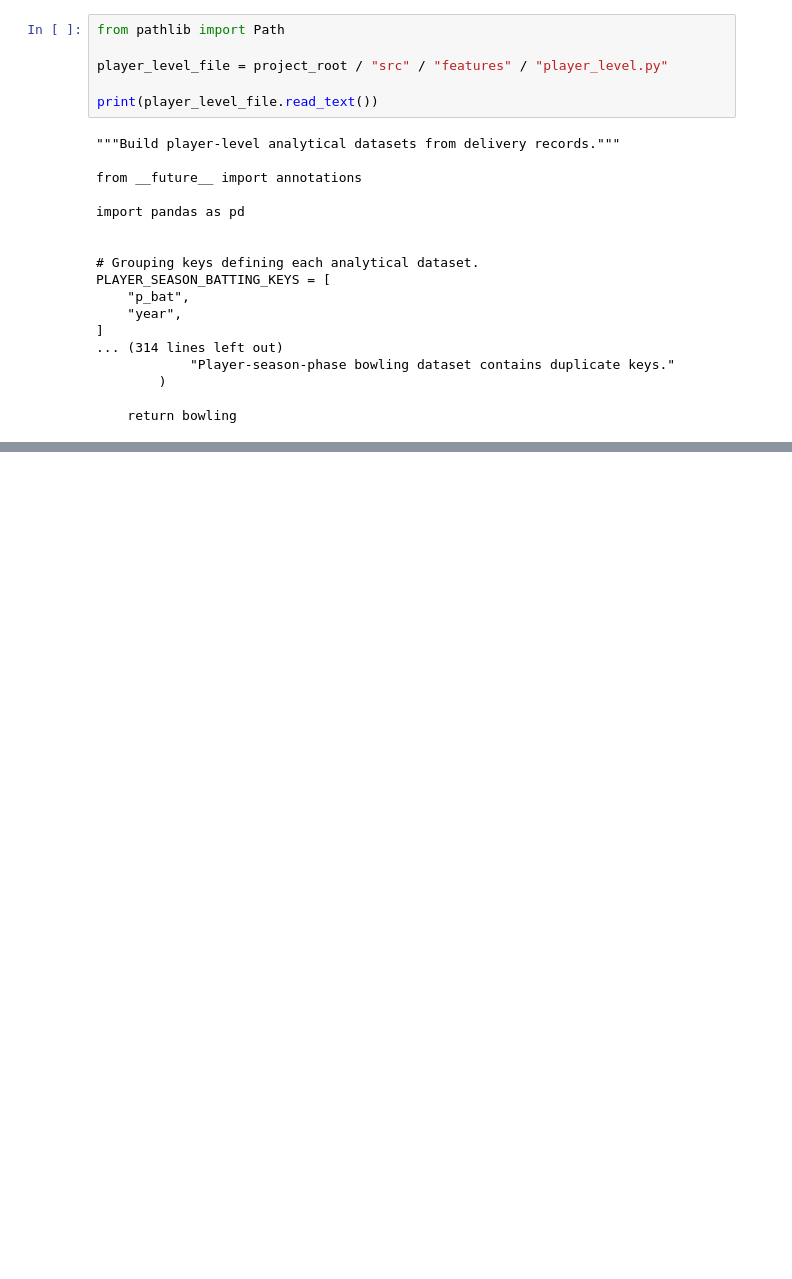
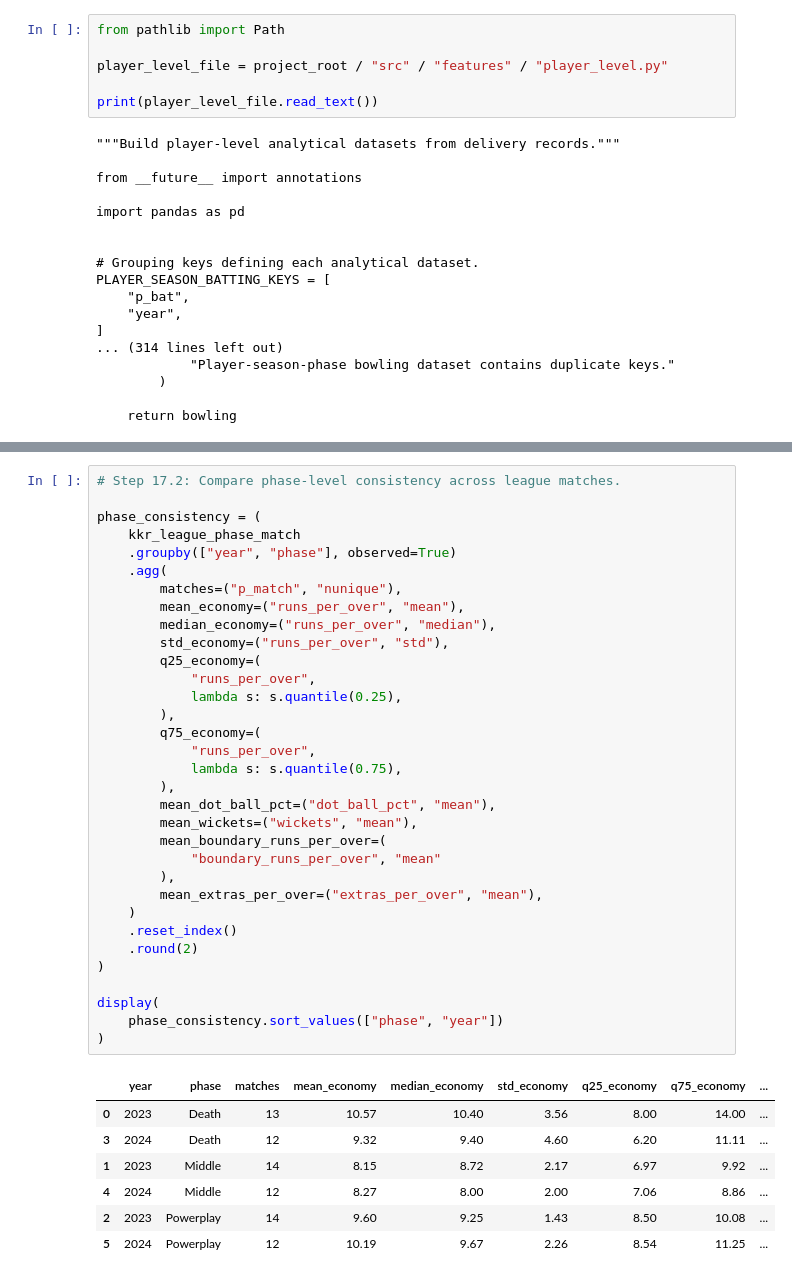
Before and after one commit to SohamBhow22/Hackathon_DPL2026, a Jupyter notebook: notebooks/03_kkr_performance_analysis.ipynb, the cells around one changed output, grey strips where cells are left out. Cells and saved outputs as stored; diff of their text form; blank space fills up the shorter version.

```diff
--- a/notebooks/03_kkr_performance_analysis.ipynb
+++ b/notebooks/03_kkr_performance_analysis.ipynb
@@ -1428,0 +2523,41 @@ PLAYER_SEASON_BATTING_KEYS = [
+# %%
+# Step 17.2: Compare phase-level consistency across league matches.
+
+phase_consistency = (
+    kkr_league_phase_match
+    .groupby(["year", "phase"], observed=True)
+    .agg(
+        matches=("p_match", "nunique"),
+        mean_economy=("runs_per_over", "mean"),
+        median_economy=("runs_per_over", "median"),
+        std_economy=("runs_per_over", "std"),
+        q25_economy=(
+            "runs_per_over",
+            lambda s: s.quantile(0.25),
+        ),
+        q75_economy=(
+            "runs_per_over",
+            lambda s: s.quantile(0.75),
+        ),
+        mean_dot_ball_pct=("dot_ball_pct", "mean"),
+        mean_wickets=("wickets", "mean"),
+        mean_boundary_runs_per_over=(
+            "boundary_runs_per_over", "mean"
+        ),
+        mean_extras_per_over=("extras_per_over", "mean"),
+    )
+    .reset_index()
+    .round(2)
+)
+
+display(
+    phase_consistency.sort_values(["phase", "year"])
+)
+# %% [output]
+|  | year | phase | matches | mean_economy | median_economy | std_economy | q25_economy | q75_economy | ... |
+| 0 | 2023 | Death | 13 | 10.57 | 10.40 | 3.56 | 8.00 | 14.00 | ... |
+| 3 | 2024 | Death | 12 | 9.32 | 9.40 | 4.60 | 6.20 | 11.11 | ... |
+| 1 | 2023 | Middle | 14 | 8.15 | 8.72 | 2.17 | 6.97 | 9.92 | ... |
+| 4 | 2024 | Middle | 12 | 8.27 | 8.00 | 2.00 | 7.06 | 8.86 | ... |
+| 2 | 2023 | Powerplay | 14 | 9.60 | 9.25 | 1.43 | 8.50 | 10.08 | ... |
+| 5 | 2024 | Powerplay | 12 | 10.19 | 9.67 | 2.26 | 8.54 | 11.25 | ... |
```
Also changed, not shown: parts of 21 cells of this notebook, 4 other files.
